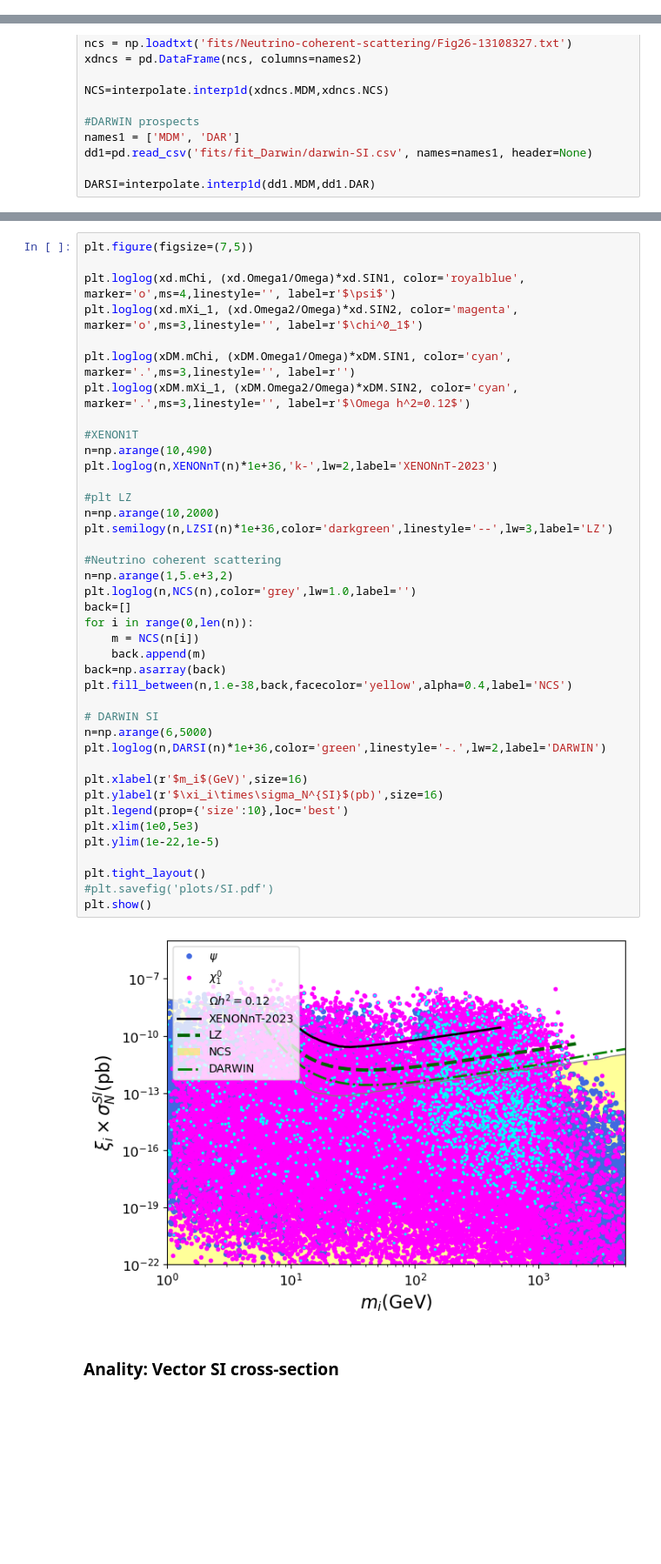
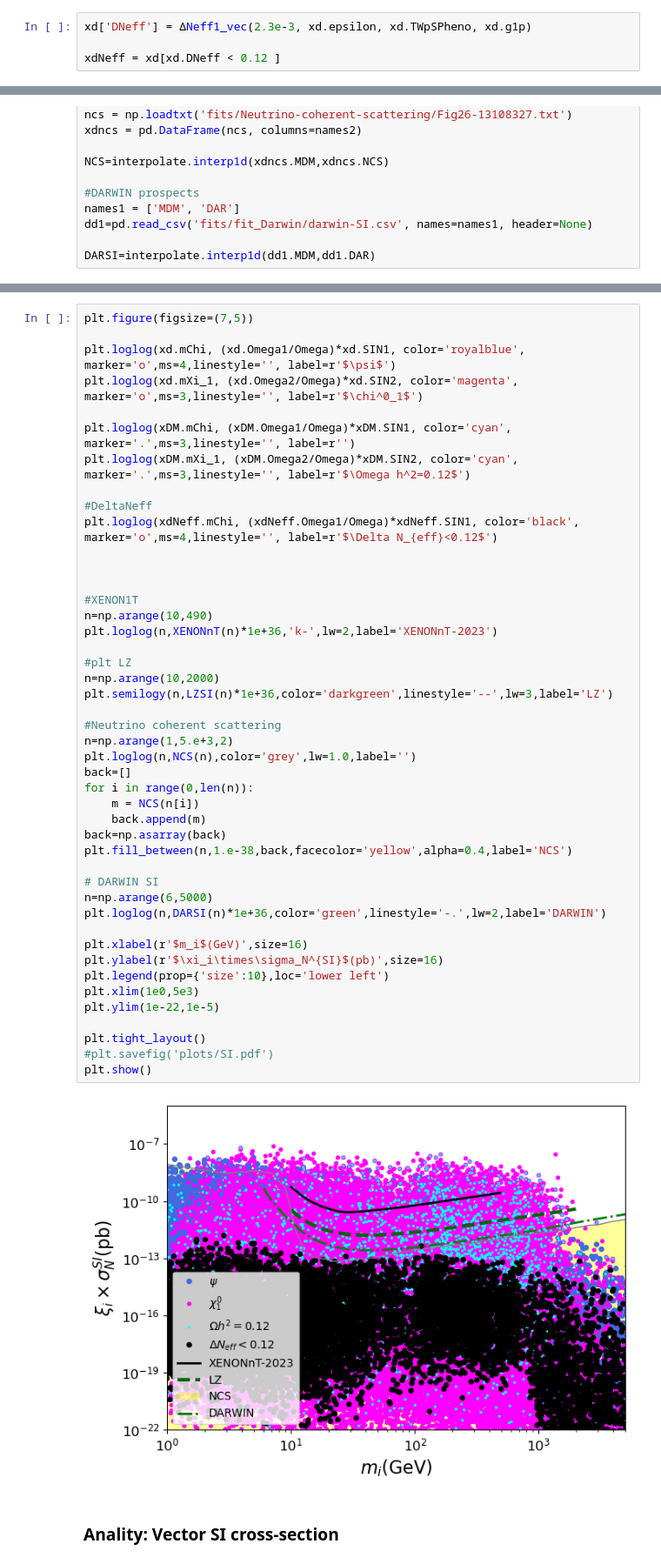
Before and after one commit to davidsuarezr/MDEO, a Jupyter notebook: random-scan-v3.ipynb, the cells around one changed output, grey strips where cells are left out. Shown at 87% size. Drawn from its saved outputs; the diff is of its cells as text; blank space fills up the shorter version.

Commit message:
Delta N efective working

```diff
--- a/random-scan-v3.ipynb
+++ b/random-scan-v3.ipynb
@@ -433,3 +446,7 @@ plt.show()
+# %%
+xd['DNeff'] = ΔNeff1_vec(2.3e-3, xd.epsilon, xd.TWpSPheno, xd.g1p)
+
+xdNeff = xd[xd.DNeff < 0.12 ]
 # %% [markdown]
 # Direct and indirec detection
 # %%
@@ -469,40 +490,45 @@ plt.loglog(xd.mXi_1, (xd.Omega2/Omega)*xd.SIN2, color='magenta', marker='o',ms=3
 
 plt.loglog(xDM.mChi, (xDM.Omega1/Omega)*xDM.SIN1, color='cyan', marker='.',ms=3,linestyle='', label=r'')
 plt.loglog(xDM.mXi_1, (xDM.Omega2/Omega)*xDM.SIN2, color='cyan', marker='.',ms=3,linestyle='', label=r'$\Omega h^2=0.12$')
+
+#DeltaNeff
+plt.loglog(xdNeff.mChi, (xdNeff.Omega1/Omega)*xdNeff.SIN1, color='black', marker='o',ms=4,linestyle='', label=r'$\Delta N_{eff}<0.12$')
+
+
 
 #XENON1T
 n=np.arange(10,490)
 plt.loglog(n,XENONnT(n)*1e+36,'k-',lw=2,label='XENONnT-2023')
 
 #plt LZ
 n=np.arange(10,2000)
 plt.semilogy(n,LZSI(n)*1e+36,color='darkgreen',linestyle='--',lw=3,label='LZ')
 
 #Neutrino coherent scattering
 n=np.arange(1,5.e+3,2)
 plt.loglog(n,NCS(n),color='grey',lw=1.0,label='')
 back=[]
 for i in range(0,len(n)):
     m = NCS(n[i])
     back.append(m)
 back=np.asarray(back)
 plt.fill_between(n,1.e-38,back,facecolor='yellow',alpha=0.4,label='NCS')
 
 # DARWIN SI
 n=np.arange(6,5000)
 plt.loglog(n,DARSI(n)*1e+36,color='green',linestyle='-.',lw=2,label='DARWIN')
 
 plt.xlabel(r'$m_i$(GeV)',size=16)
 plt.ylabel(r'$\xi_i\times\sigma_N^{SI}$(pb)',size=16)
-plt.legend(prop={'size':10},loc='best')
+plt.legend(prop={'size':10},loc='lower left')
 plt.xlim(1e0,5e3)
 plt.ylim(1e-22,1e-5)
 
 plt.tight_layout()
 #plt.savefig('plots/SI.pdf')
 plt.show()
 # %% [output]
-[figure, old version]
+[figure, new version]
 # %% [markdown]
 ### Anality: Vector SI cross-section
 # %%
```
Also changed, not shown: parts of 8 cells of this notebook, 6 other files.
